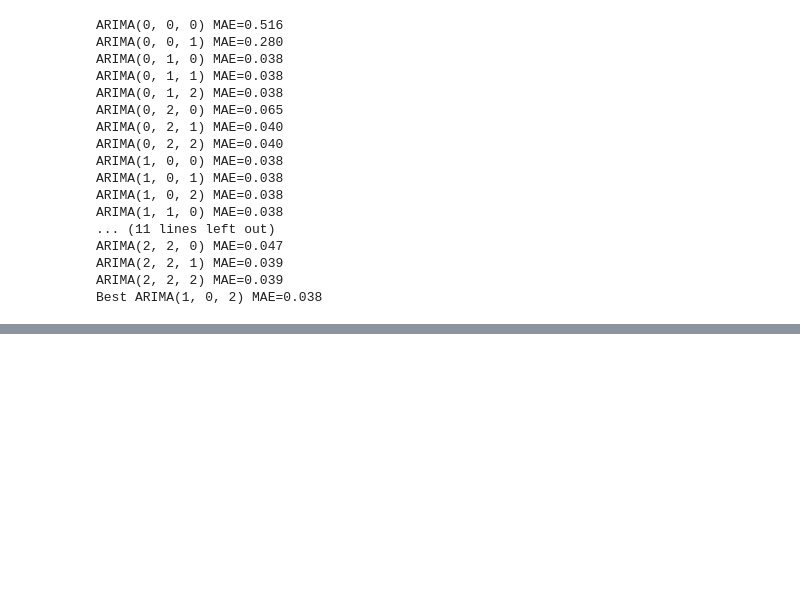
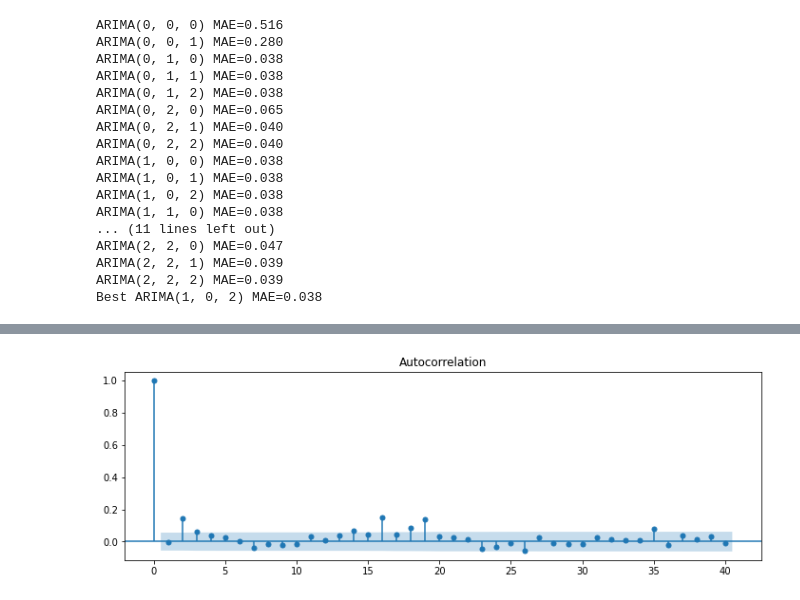
Before and after one commit to threeves91/Springboard, a Jupyter notebook: Capstone Project 3/Preprocessing_CS3.ipynb, the cells around one changed output, grey strips where cells are left out. Drawn from its saved outputs; the diff is of its cells as text; code cells hidden in the pictures; blank space fills up the shorter version.

```diff
--- a/Capstone Project 3/Preprocessing_CS3.ipynb
+++ b/Capstone Project 3/Preprocessing_CS3.ipynb
@@ -326,0 +378,11 @@ As is shown in the above histogram, the model is struggling to accurately fit th
+# %%
+import statsmodels.api as sm
+from pandas.plotting import autocorrelation_plot
+#make data stationary for the acf and pacf plots
+y_stat = y_log.diff().dropna()
+#plot acf to determine 'p' value for ARIMA
+fig = plt.figure(figsize=(12, 8))
+ax = fig.add_subplot(212)
+fig = sm.graphics.tsa.plot_acf(y_stat.values.squeeze(), lags=40, ax=ax)
+# %% [output]
+[figure, added]
```
Also changed, not shown: parts of 29 cells of this notebook.
